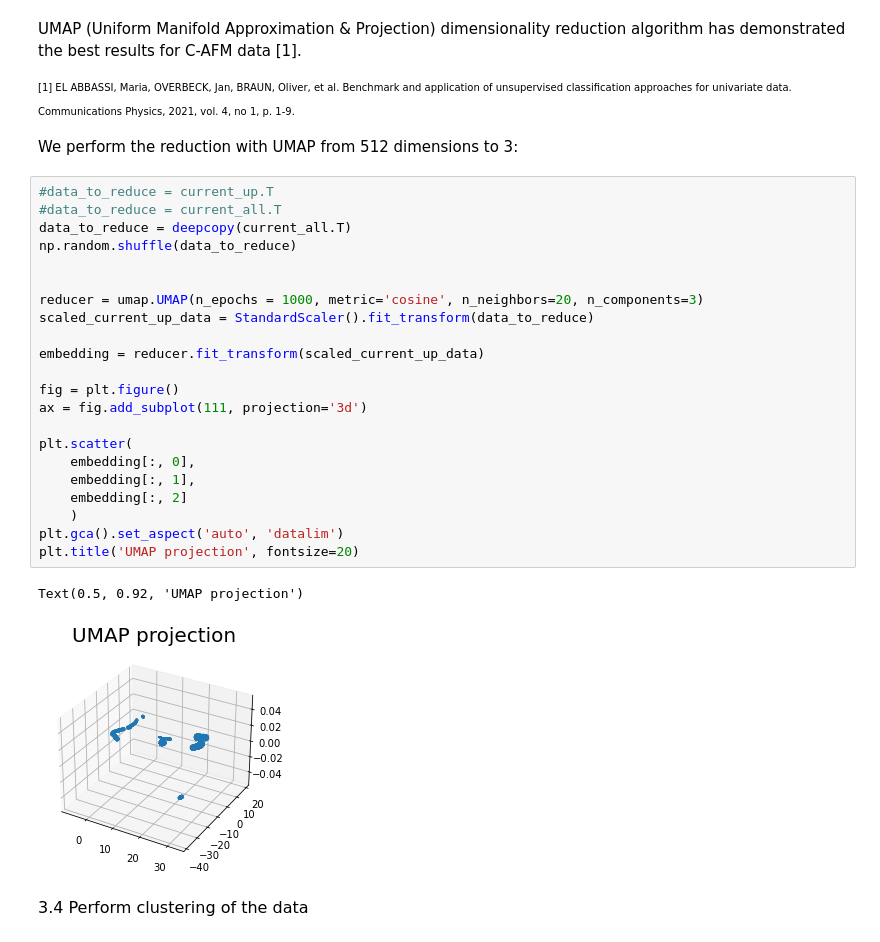
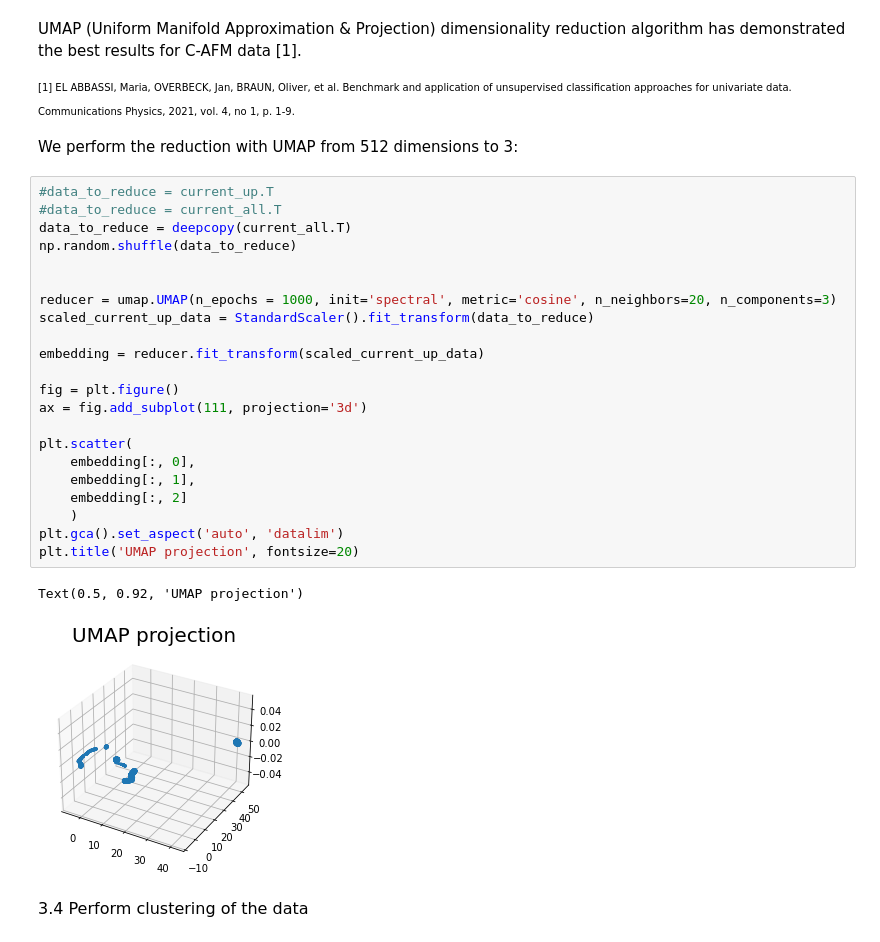
Before and after one commit to cyril-k/C-AFM-clustering, a Jupyter notebook: Clustering_C-AFM.ipynb, the cells around one changed output. Cells and saved outputs as stored; diff of their text form.

```diff
--- a/Clustering_C-AFM.ipynb
+++ b/Clustering_C-AFM.ipynb
@@ -142,28 +143,28 @@ We perform the reduction with UMAP from 512 dimensions to 3:
 # %%
 #data_to_reduce = current_up.T
 #data_to_reduce = current_all.T
 data_to_reduce = deepcopy(current_all.T)
 np.random.shuffle(data_to_reduce)
 
 
-reducer = umap.UMAP(n_epochs = 1000, metric='cosine', n_neighbors=20, n_components=3)
+reducer = umap.UMAP(n_epochs = 1000, init='spectral', metric='cosine', n_neighbors=20, n_components=3)
 scaled_current_up_data = StandardScaler().fit_transform(data_to_reduce)
 
 embedding = reducer.fit_transform(scaled_current_up_data)
 
 fig = plt.figure()
 ax = fig.add_subplot(111, projection='3d')
 
 plt.scatter(
     embedding[:, 0],
     embedding[:, 1],
     embedding[:, 2]
     )
 plt.gca().set_aspect('auto', 'datalim')
 plt.title('UMAP projection', fontsize=20)
 # %% [output]
 Text(0.5, 0.92, 'UMAP projection')
-[figure, old version]
+[figure, new version]
 # %% [markdown]
 <font size="3">3.4 Perform clustering of the data </font>
 # %% [markdown]
```
Also changed, not shown: parts of 11 cells of this notebook.
